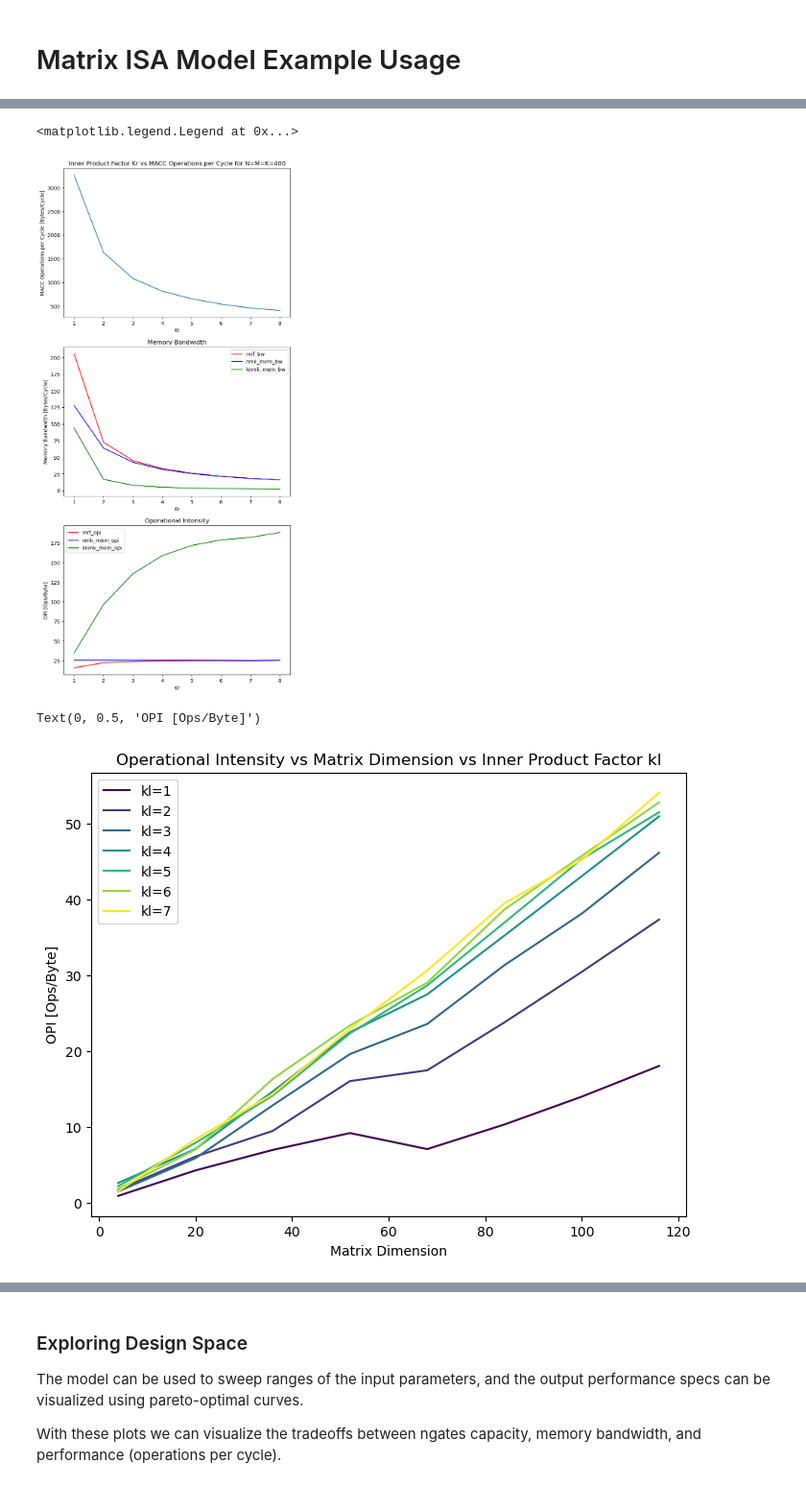
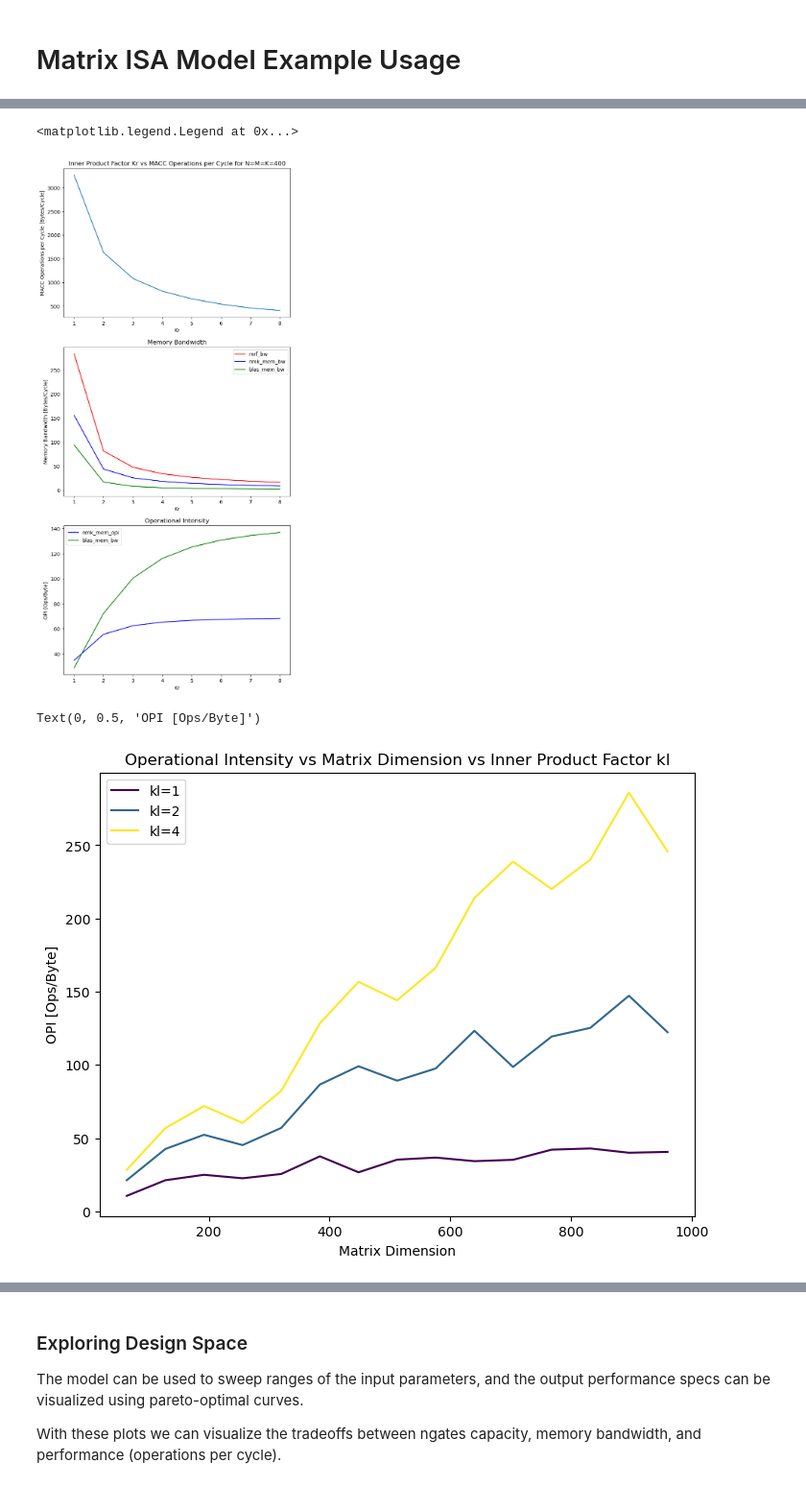
Before and after one commit to miles-rusch-berkeley/opu-model, a Jupyter notebook: reduceK.ipynb, the cells around one changed output, grey strips where cells are left out. Shown: that part at 96% size. Saved outputs shown, nothing was run; the diff lists cells and outputs as text; code cells hidden in the pictures.

```diff
--- a/reduceK.ipynb
+++ b/reduceK.ipynb
@@ -77,34 +72,29 @@ perf_model = fmodel.init_pm(vlB=np.array([512/8]),
                             N=np.array([K]),
                             K=np.array([K]))
 
-# x = perf_model.index.levels[level]
-knmk_mem_bw = perf_model['knmk_mem_bw']
+blas_mem_bw = perf_model['blas_mem_bw']
+blas_mem_opi = perf_model['blas_mem_opi']
 nmk_mem_bw = perf_model['nmk_mem_bw']
+nmk_mem_opi = perf_model['nmk_mem_opi']
 mrf_bw = perf_model['mrf_bw']
-
 opc = perf_model['ops_cycle']
-
-knmk_mem_opi = opc/knmk_mem_bw
-nmk_mem_opi = opc/nmk_mem_bw
-mrf_opi = opc/mrf_bw
 
 axs[0].plot(kls, opc)
 
 axs[1].plot(kls, mrf_bw, color='r')
 axs[1].plot(kls, nmk_mem_bw, color='b')
-axs[1].plot(kls, knmk_mem_bw, color='g')
-axs[1].legend(['mrf_bw', 'nmk_mem_bw', 'knmk_mem_bw'])
+axs[1].plot(kls, blas_mem_bw, color='g')
+axs[1].legend(['mrf_bw', 'nmk_mem_bw', 'blas_mem_bw'])
 
-axs[2].plot(kls, mrf_opi, color='r')
 axs[2].plot(kls, nmk_mem_opi, color='b')
-axs[2].plot(kls, knmk_mem_opi, color='g')
-axs[2].legend(['mrf_opi', 'nmk_mem_opi', 'knmk_mem_opi'])
+axs[2].plot(kls, blas_mem_opi, color='g')
+axs[2].legend(['nmk_mem_opi', 'blas_mem_bw'])
 # %% [output]
 <matplotlib.legend.Legend at 0x...>
-[figure, old version]
+[figure, new version]
 # %%
-kls = np.array(range(1,8))
-dims = np.array(range(4,128, 16))
+kls = np.array([1,2,4])
+dims = np.array(range(64,1024, 64))
 
 perf_model = fmodel.init_pm(vlB=np.array([512/8]),
                             mlB=np.array([512/8]),
@@ -115,25 +105,24 @@ perf_model = fmodel.init_pm(vlB=np.array([512/8]),
 # %%
 fig, axs = plt.subplots(figsize=(8,6))
 cmap = plt.get_cmap('viridis')
 norm = plt.Normalize(vmin=kls.min(), vmax=kls.max())
 
 for kl in kls:
-    knmk_mem_bw = np.zeros(len(dims))
+    blas_mem_bw = np.zeros(len(dims))
+    blas_mem_opi = np.zeros(len(dims))
     opc = np.zeros(len(dims))
     for i, dim in enumerate(dims):
-        knmk_mem_bw[i] = perf_model.xs((dim, dim, dim, kl), level=['M', 'N', 'K','kl'])['knmk_mem_bw'].values
-        opc[i] = perf_model.xs((dim, dim, dim, kl), level=['M', 'N', 'K','kl'])['ops_cycle'].values
+        blas_mem_opi[i] = perf_model.xs((dim, dim, dim, kl), level=['M', 'N', 'K','kl'])['blas_mem_opi'].values
 
-    knmk_mem_opi = opc/knmk_mem_bw
-    axs.plot(dims, knmk_mem_opi, color=cmap(norm(kl)))
+    axs.plot(dims, blas_mem_opi, color=cmap(norm(kl)))
 
 axs.legend([f'kl={kl}' for kl in kls])
 axs.set_title('Operational Intensity vs Matrix Dimension vs Inner Product Factor kl')
 axs.set_xlabel('Matrix Dimension')
 axs.set_ylabel('OPI [Ops/Byte]')
 # %% [output]
 Text(0, 0.5, 'OPI [Ops/Byte]')
-[figure, old version]
+[figure, new version]
 # %%
 fig, axs = plt.subplots(figsize=(8,6))
 axs.set_title('Reduction Factor Kr vs MRF Capacity')
```
Also changed, not shown: parts of 15 cells of this notebook, 4 other files.
